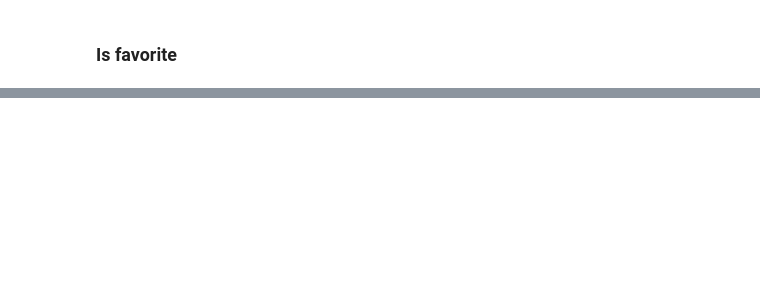
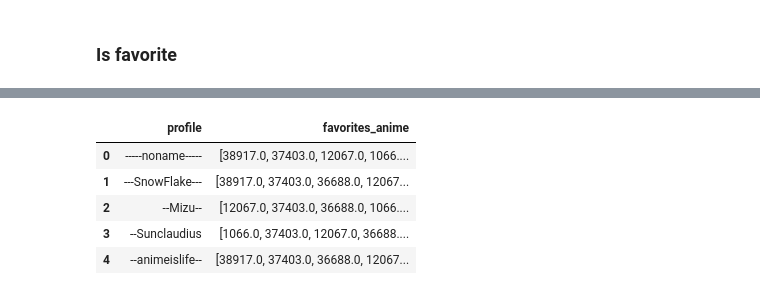
Before and after one commit to qxzjy/anime-recommendation-engine, a Jupyter notebook: notebook/RECO_02.ipynb, the cells around one changed output, grey strips where cells are left out. Cells and saved outputs as stored; diff of their text form; code cells hidden in the pictures; blank space fills up the shorter version.

```diff
--- a/notebook/RECO_02.ipynb
+++ b/notebook/RECO_02.ipynb
@@ -395,0 +321,4 @@ df_score_reviews_based_reco.to_csv("../data/als_score_reviews_based_reco.csv", i
+# %%
+df_sp_favorite_score, train, test = pyspark_df_with_train_test_split(df_als_favorite_score, 0.2, "profile", "favorites_anime", "score")
+# %%
+model = als_tuning_and_predict(train, test, "profile", "favorites_anime", "score")
@@ -395,0 +351,5 @@ df_score_reviews_based_reco.to_csv("../data/als_score_reviews_based_reco.csv", i
+# %%
+df_is_favorite_score_based_reco = create_predictions_pandas_dataframe(model, df_sp_favorite_score, "profile", "favorites_anime", "score")
+
+display(df_is_favorite_score_based_reco.head())
+# %% [output]
@@ -395,0 +359,6 @@ df_score_reviews_based_reco.to_csv("../data/als_score_reviews_based_reco.csv", i
+|  | profile | favorites_anime |
+| 0 | -----noname----- | [38917.0, 37403.0, 12067.0, 1066.... |
+| 1 | ---SnowFlake--- | [38917.0, 37403.0, 36688.0, 12067... |
+| 2 | --Mizu-- | [12067.0, 37403.0, 36688.0, 1066.... |
+| 3 | --Sunclaudius | [1066.0, 37403.0, 12067.0, 36688.... |
+| 4 | --animeislife-- | [38917.0, 37403.0, 36688.0, 12067... |
```
Also changed, not shown: parts of 43 cells of this notebook.
